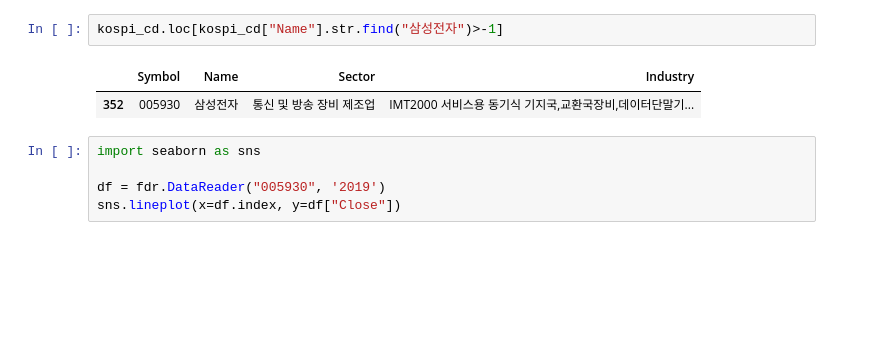
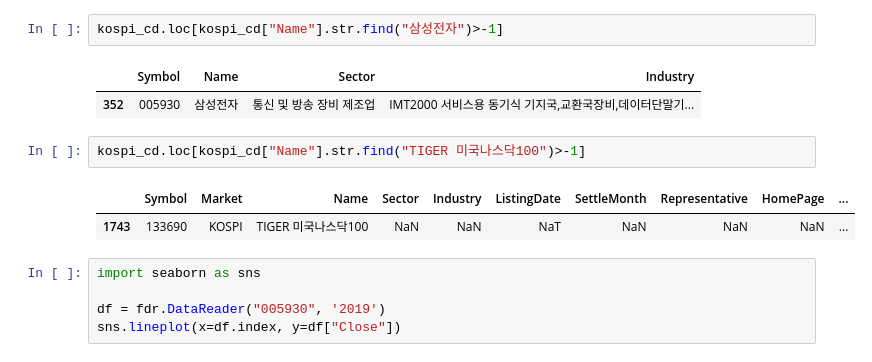
Before and after one commit to galmetree/python-for-finance-data, a Jupyter notebook: ch_01/101_python_package_data_collect.ipynb, the cells around one changed output. Cells and saved outputs as stored; diff of their text form; blank space fills up the shorter version.

```diff
--- a/ch_01/101_python_package_data_collect.ipynb
+++ b/ch_01/101_python_package_data_collect.ipynb
@@ -114,6 +139,11 @@ kospi_cd.loc[kospi_cd["Name"].str.find("삼성전자")>-1]
 # %% [output]
 |  | Symbol | Name | Sector | Industry |
 | 352 | 005930 | 삼성전자 | 통신 및 방송 장비 제조업 | IMT2000 서비스용 동기식 기지국,교환국장비,데이터단말기... |
+# %%
+kospi_cd.loc[kospi_cd["Name"].str.find("TIGER 미국나스닥100")>-1]
+# %% [output]
+|  | Symbol | Market | Name | Sector | Industry | ListingDate | SettleMonth | Representative | HomePage | ... |
+| 1743 | 133690 | KOSPI | TIGER 미국나스닥100 | NaN | NaN | NaT | NaN | NaN | NaN | ... |
 # %%
 import seaborn as sns
 
```
Also changed, not shown: parts of 4 cells of this notebook.
